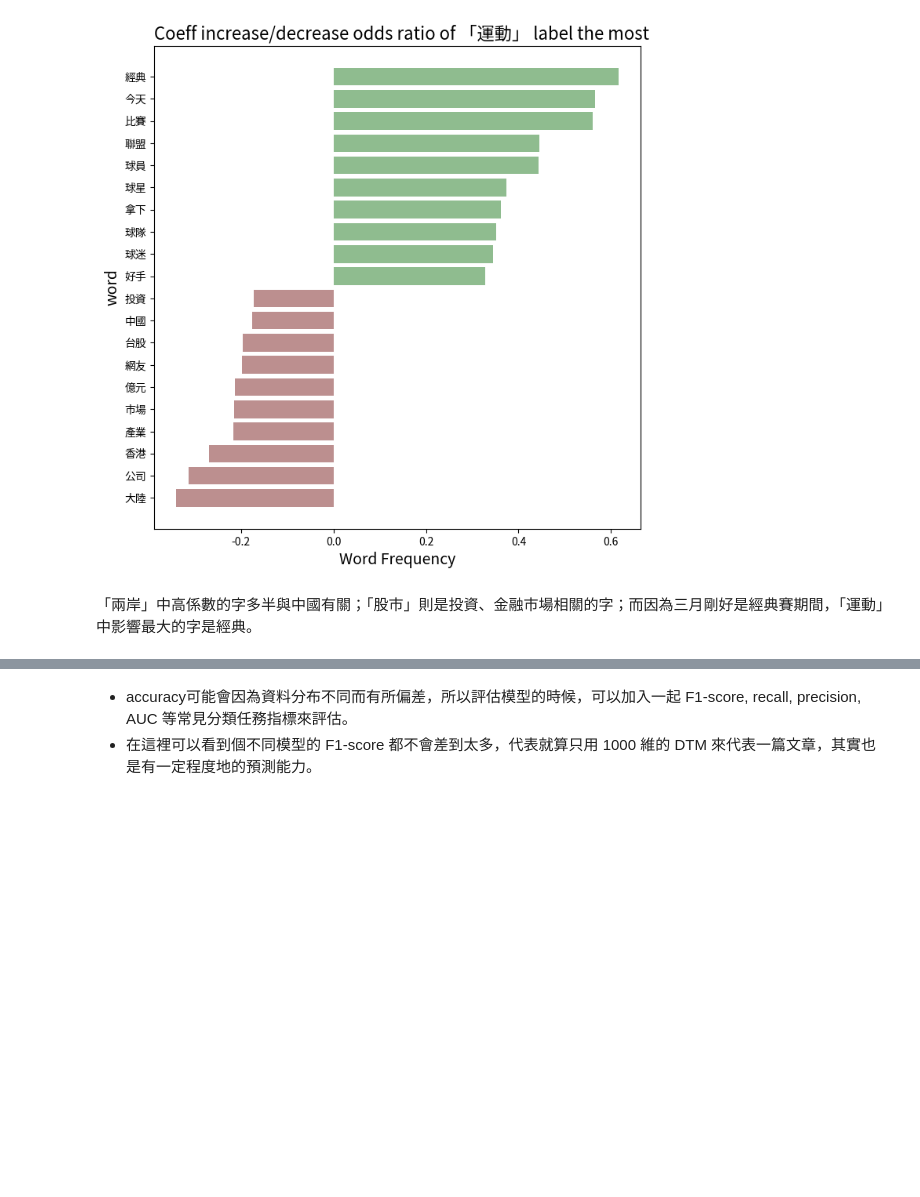
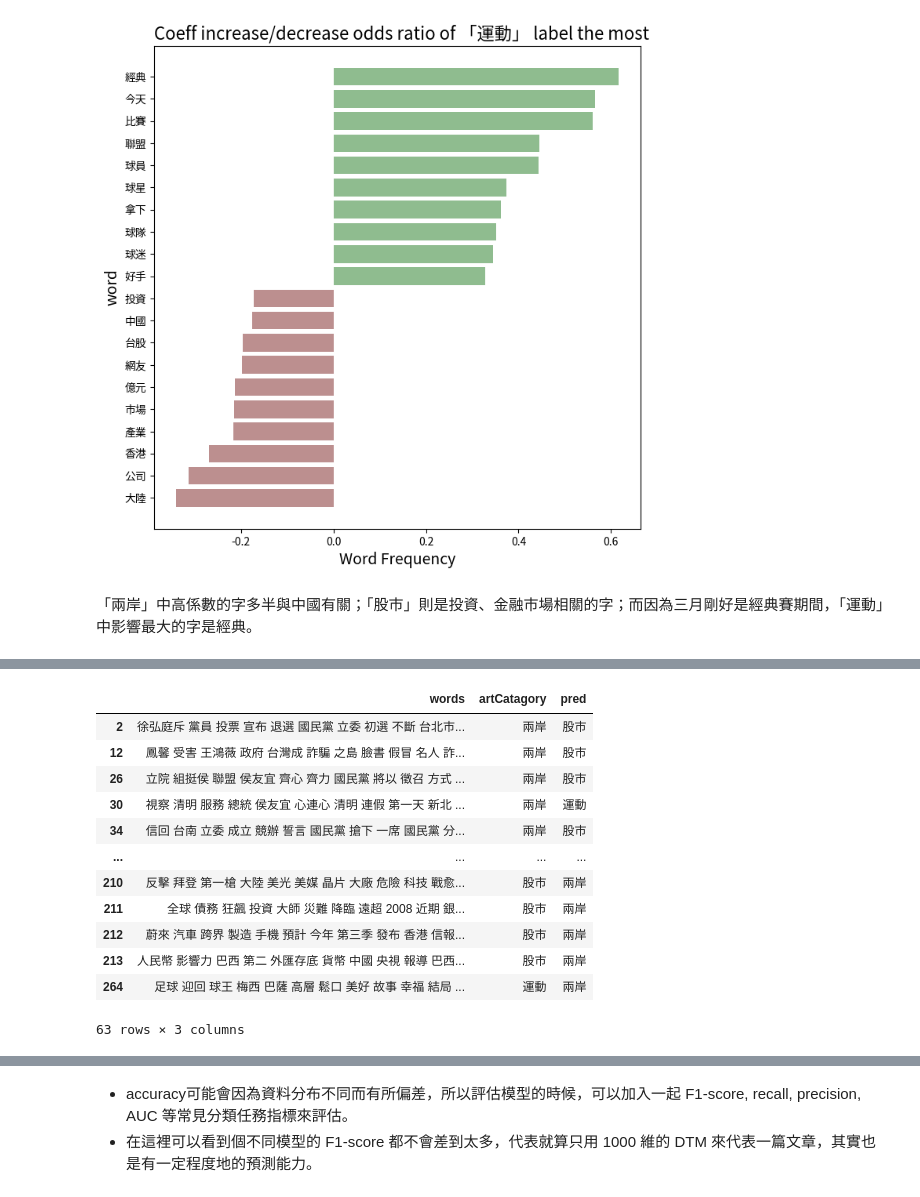
Before and after one commit to Text-Analytics-and-Retrieval/SMA_2023S, a Jupyter notebook: week11_classification/classification_zh_udn.ipynb, the cells around one changed output, grey strips where cells are left out. Saved outputs shown, nothing was run; the diff lists cells and outputs as text; code cells hidden in the pictures; blank space fills up the shorter version.

```diff
--- a/week11_classification/classification_zh_udn.ipynb
+++ b/week11_classification/classification_zh_udn.ipynb
@@ -956,0 +966,17 @@ ct['words'][73]
+# %%
+false_pred = ct.query("artCatagory != pred").loc[:,['words', 'artCatagory',"pred"]]
+false_pred
+# %% [output]
+|  | words | artCatagory | pred |
+| 2 | 徐弘庭斥 黨員 投票 宣布 退選 國民黨 立委 初選 不斷 台北市... | 兩岸 | 股市 |
+| 12 | 鳳馨 受害 王鴻薇 政府 台灣成 詐騙 之島 臉書 假冒 名人 詐... | 兩岸 | 股市 |
+| 26 | 立院 組挺侯 聯盟 侯友宜 齊心 齊力 國民黨 將以 徵召 方式 ... | 兩岸 | 股市 |
+| 30 | 視察 清明 服務 總統 侯友宜 心連心 清明 連假 第一天 新北 ... | 兩岸 | 運動 |
+| 34 | 信回 台南 立委 成立 競辦 誓言 國民黨 搶下 一席 國民黨 分... | 兩岸 | 股市 |
+| ... | ... | ... | ... |
+| 210 | 反擊 拜登 第一槍 大陸 美光 美媒 晶片 大廠 危險 科技 戰愈... | 股市 | 兩岸 |
+| 211 | 全球 債務 狂飆 投資 大師 災難 降臨 遠超 2008 近期 銀... | 股市 | 兩岸 |
+| 212 | 蔚來 汽車 跨界 製造 手機 預計 今年 第三季 發布 香港 信報... | 股市 | 兩岸 |
+| 213 | 人民幣 影響力 巴西 第二 外匯存底 貨幣 中國 央視 報導 巴西... | 股市 | 兩岸 |
+| 264 | 足球 迎回 球王 梅西 巴薩 高層 鬆口 美好 故事 幸福 結局 ... | 運動 | 兩岸 |
+63 rows × 3 columns
```
Also changed, not shown: parts of 19 cells of this notebook, 2 other files.
